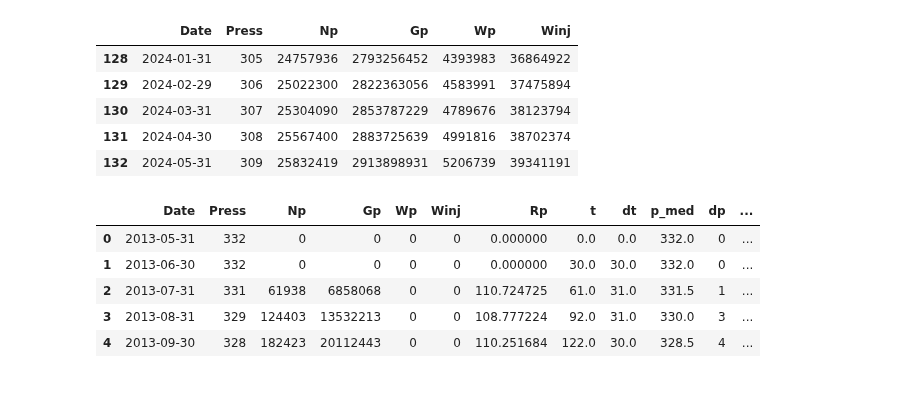
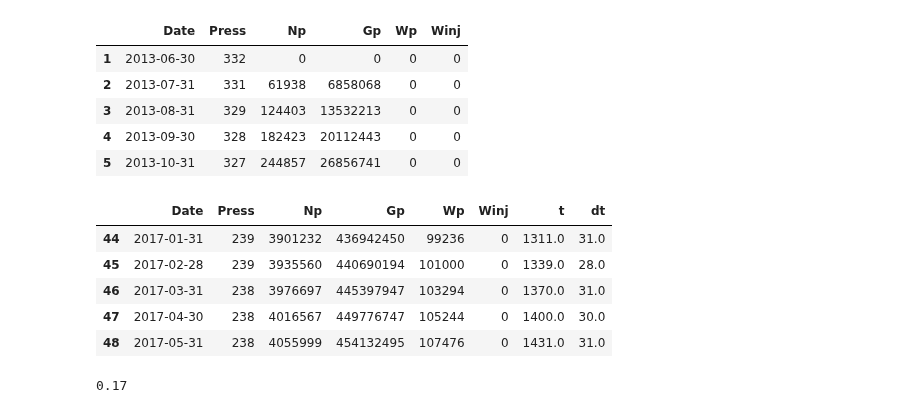
Before and after one commit to marcelogarret/projeto_mestrado, a Jupyter notebook: EBM_FIT_UNISIM_M.ipynb, the cells around one changed output. Drawn from its saved outputs; the diff is of its cells as text; code cells hidden in the pictures.

```diff
--- a/EBM_FIT_UNISIM_M.ipynb
+++ b/EBM_FIT_UNISIM_M.ipynb
@@ -8,16 +8,16 @@ from scipy.optimize import curve_fit
 from scipy.optimize import minimize
 from sklearn.metrics import r2_score
 
-df=pd.read_excel('unisim_hist-m.xlsx')
-# df=pd.read_excel('unisim_hist-m.xlsx').iloc[:66,:]
-df.tail()
+# df=pd.read_excel('unisim_hist-m.xlsx').iloc[1:,:]
+df=pd.read_excel('unisim_hist-m.xlsx').iloc[1:49,:]
+df.head()
 # %% [output]
 |  | Date | Press | Np | Gp | Wp | Winj |
-| 128 | 2024-01-31 | 305 | 24757936 | 2793256452 | 4393983 | 36864922 |
-| 129 | 2024-02-29 | 306 | 25022300 | 2822363056 | 4583991 | 37475894 |
-| 130 | 2024-03-31 | 307 | 25304090 | 2853787229 | 4789676 | 38123794 |
-| 131 | 2024-04-30 | 308 | 25567400 | 2883725639 | 4991816 | 38702374 |
-| 132 | 2024-05-31 | 309 | 25832419 | 2913898931 | 5206739 | 39341191 |
+| 1 | 2013-06-30 | 332 | 0 | 0 | 0 | 0 |
+| 2 | 2013-07-31 | 331 | 61938 | 6858068 | 0 | 0 |
+| 3 | 2013-08-31 | 329 | 124403 | 13532213 | 0 | 0 |
+| 4 | 2013-09-30 | 328 | 182423 | 20112443 | 0 | 0 |
+| 5 | 2013-10-31 | 327 | 244857 | 26856741 | 0 | 0 |
 # %%
 ## Parametros escalares (MODSI)
 # phi = 0.13
@@ -35,33 +35,42 @@ Swi = 0.17 ** 0.35
 # %%
-df["Rp"] = (df["Gp"]/df["Np"]).fillna(0)
 df["t"] = (df["Date"]-df["Date"].iloc[0]).astype("int64")/10**9/60/60/24
 df["dt"]=df["t"].diff().fillna(0)
-df["p_med"]= (df["Press"]+(df["Press"]-df["Press"].diff()).fillna(df["Press"].iloc[0]))/2
-df["dp"]= df["Press"].iloc[0]-df["Press"]
-df["pmt"]=((df["Press"].iloc[0]-df["p_med"])*df["dt"]).cumsum()
-df.head()
+# df["p_med"]= (df["Press"]+(df["Press"]-df["Press"].diff()).fillna(df["Press"].iloc[0]))/2
+# df["dp"]= df["Press"].iloc[0]-df["Press"]
+# df["pmt"]=((df["Press"].iloc[0]-df["p_med"])*df["dt"]).cumsum()
+df.tail()
 # %% [output]
-|  | Date | Press | Np | Gp | Wp | Winj | Rp | t | dt | p_med | dp | ... |
-| 0 | 2013-05-31 | 332 | 0 | 0 | 0 | 0 | 0.000000 | 0.0 | 0.0 | 332.0 | 0 | ... |
-| 1 | 2013-06-30 | 332 | 0 | 0 | 0 | 0 | 0.000000 | 30.0 | 30.0 | 332.0 | 0 | ... |
-| 2 | 2013-07-31 | 331 | 61938 | 6858068 | 0 | 0 | 110.724725 | 61.0 | 31.0 | 331.5 | 1 | ... |
-| 3 | 2013-08-31 | 329 | 124403 | 13532213 | 0 | 0 | 108.777224 | 92.0 | 31.0 | 330.0 | 3 | ... |
-| 4 | 2013-09-30 | 328 | 182423 | 20112443 | 0 | 0 | 110.251684 | 122.0 | 30.0 | 328.5 | 4 | ... |
+|  | Date | Press | Np | Gp | Wp | Winj | t | dt |
+| 44 | 2017-01-31 | 239 | 3901232 | 436942450 | 99236 | 0 | 1311.0 | 31.0 |
+| 45 | 2017-02-28 | 239 | 3935560 | 440690194 | 101000 | 0 | 1339.0 | 28.0 |
+| 46 | 2017-03-31 | 238 | 3976697 | 445397947 | 103294 | 0 | 1370.0 | 31.0 |
+| 47 | 2017-04-30 | 238 | 4016567 | 449776747 | 105244 | 0 | 1400.0 | 30.0 |
+| 48 | 2017-05-31 | 238 | 4055999 | 454132495 | 107476 | 0 | 1431.0 | 31.0 |
 # %%
 ## PVT functions
-
+print(Swi)
 def func_bo(p, a, b):
-    bo1 = a*p[p<pb]+b
-    bo2 = bob+co*bob*(pb-p[p>=pb])
-    return np.append(bo1, bo2)
+    bo = np.zeros(len(p))
+    for i in range(len(p)):
+        if p[i] < pb:
+          bo[i] = a * p[i] + b
+        else:
+          bo[i] = bob - co * (p[i] - pb)
+    return bo
 
 def func_bg(p, a, b):
     return a*p**(b)
 
 def func_rs(p, a, b):
-    rs1 = a*p[p<pb]+b
-    rs2 = Rsi*np.ones(len(p[p>=pb]))
-    return np.append(rs1, rs2)
+    rs = np.zeros(len(p))
+    for i in range(len(p)):
+      if p[i] < pb:
+        rs[i] = a * p[i] + b
+      else:
+        rs[i] = Rsi
+    return rs
+# %% [output]
+0.17
 # %%
 # EBM
 # F/(Eo+mEg+(1+m)Efw)=N+We/(Eo+mEg+(1+m)Efw)
```
Also changed, not shown: parts of 11 cells of this notebook.
